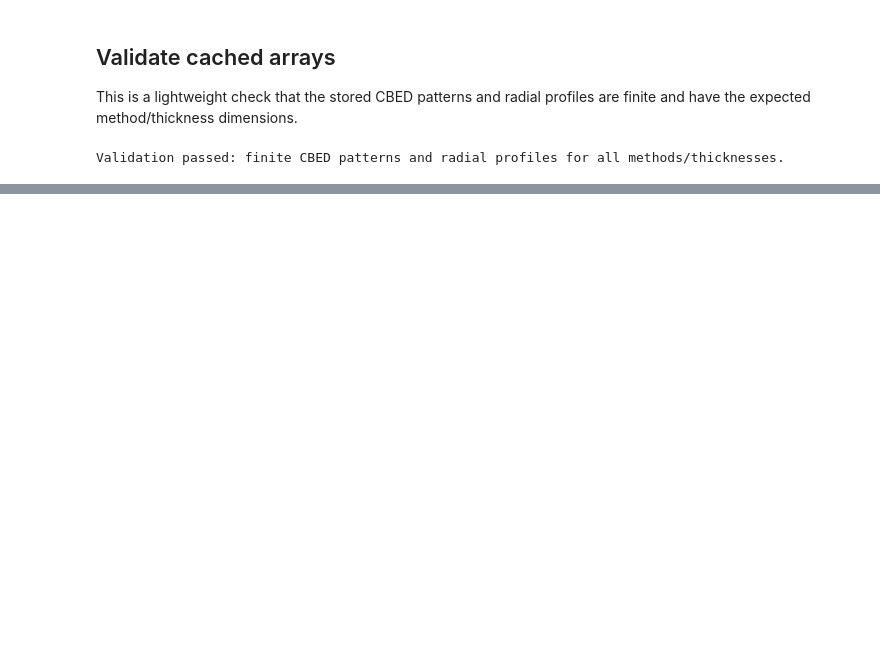
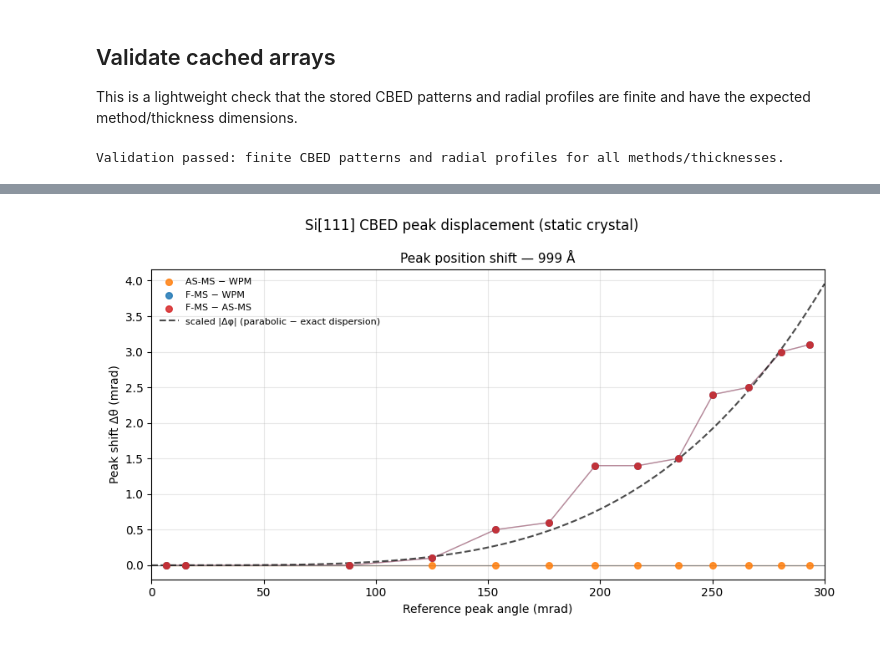
Before and after one commit to DavidLanders95/WideAnglePropagation, a Jupyter notebook: notebooks/cbed/02_converge_probe_si.ipynb, the cells around one changed output, grey strips where cells are left out. Saved outputs shown, nothing was run; the diff lists cells and outputs as text; code cells hidden in the pictures; blank space fills up the shorter version.

```diff
--- a/notebooks/cbed/02_converge_probe_si.ipynb
+++ b/notebooks/cbed/02_converge_probe_si.ipynb
@@ -787,0 +798,96 @@ F-MS                   1270.0     1272.9      135         8.88
+# %%
+# --- Peak shift comparison: Δθ vs reference peak angle ------------------------
+# Match peaks between method pairs by nearest-neighbour and plot the shift.
+
+MAX_MATCH_DISTANCE_MRAD = 4.0
+
+method_pairs = [
+    ("Angular Spectrum", "WPM", "AS-MS − WPM", "C1"),
+    ("Fresnel MS", "WPM", "F-MS − WPM", "C0"),
+    ("Fresnel MS", "Angular Spectrum", "F-MS − AS-MS", "C3"),
+]
+
+# Recompute peaks (same parameters as above)
+all_peaks = {}
+for method in method_plot_order:
+    profile = resample_profile(cbed_results["radial_profiles"][method][idx])
+    log_profile = np.log10(np.maximum(profile, 1e-18))
+    masked = np.where(angle_mask, log_profile, -np.inf)
+    peaks, _ = find_peaks(masked, prominence=PEAK_PROMINENCE, distance=min_peak_distance_bins)
+    all_peaks[method] = centers[peaks]
+
+fig, ax = plt.subplots(figsize=(9, 5))
+
+fw_ref_angles = None
+fw_shifts = None
+
+for method_a, method_b, label, color in method_pairs:
+    ref_peaks = all_peaks[method_b]
+    cmp_peaks = all_peaks[method_a]
+
+    shifts = []
+    ref_angles = []
+    for rp in ref_peaks:
+        dists = np.abs(cmp_peaks - rp)
+        j = np.argmin(dists)
+        if dists[j] <= MAX_MATCH_DISTANCE_MRAD:
+            ref_angles.append(rp)
+            shifts.append(cmp_peaks[j] - rp)
+
+    ref_angles = np.array(ref_angles)
+    shifts = np.array(shifts)
+    ax.scatter(ref_angles, shifts, s=30, color=color, label=label, alpha=0.85, zorder=4)
+    if len(ref_angles) >= 2:
+        ax.plot(ref_angles, shifts, color=color, linewidth=1.0, alpha=0.4)
+
+    if method_a == "Fresnel MS" and method_b == "WPM":
+        fw_ref_angles = ref_angles.copy()
+        fw_shifts = shifts.copy()
+
+ax.axhline(0.0, color="0.5", linewidth=0.8)
+ax.set_xlim(0.0, 300.0)
+ax.grid(True, alpha=0.3)
+ax.set_xlabel("Reference peak angle (mrad)")
+ax.set_ylabel("Peak shift Δθ (mrad)")
+ax.set_title(f"Peak position shift — {actual_A:.0f} Å", fontsize=11)
+
+# --- Parabolic vs exact dispersion relation error --------------------------
+def dispersion_phase_error(angle_mrad, thickness_A, wavelength_A):
+    """Phase error from the parabolic (Fresnel) vs. exact spherical dispersion.
+
+    The exact propagator accumulates phase (2πt/λ)·[√(1−x) − 1]
+    where  x = λ²q² = sin²θ  for a plane wave at scattering angle θ.
+
+    The Fresnel propagator replaces √(1−x) with its Taylor expansion
+    √(1−x) ≈ 1 − x/2, giving  φ_parab = (2πt/λ)·(−x/2).
+
+    This function returns |φ_parab − φ_exact|, i.e. the truncation error
+    of the square-root series (which grows ∝ x² ∝ θ⁴ at small angles).
+    """
+    theta = 1e-3 * np.asarray(angle_mrad, dtype=np.float64)
+    x = np.sin(theta) ** 2                     # x = λ²q², 0 ≤ x < 1
+    prefactor = 2.0 * np.pi * thickness_A / wavelength_A
+
+    # Exact spherical dispersion:  √(1−x) − 1
+    phase_exact = prefactor * (np.sqrt(1.0 - x) - 1.0)
+
+    # Parabolic (Fresnel) dispersion:  Taylor  √(1−x) ≈ 1 − x/2  →  −x/2
+    phase_parabolic = prefactor * (-0.5 * x)
+
+    return np.abs(phase_parabolic - phase_exact)
+
+if fw_ref_angles is not None and len(fw_ref_angles) >= 2:
+    fw_ref = np.array(fw_ref_angles)
+    fw_shifts_abs = np.abs(np.array(fw_shifts))
+    theory_at_peaks = dispersion_phase_error(fw_ref, actual_A, wavelength)
+    fit_scale = np.dot(theory_at_peaks, fw_shifts_abs) / np.dot(theory_at_peaks, theory_at_peaks)
+    theory_angle = np.linspace(0, 300, 500)
+    ax.plot(theory_angle, fit_scale * dispersion_phase_error(theory_angle, actual_A, wavelength),
+            "k--", linewidth=1.5, alpha=0.7, label="scaled |Δφ| (parabolic − exact dispersion)")
+
+ax.legend(loc="best", frameon=False, fontsize=8)
+fig.suptitle(f"{zone_axis_label} CBED peak displacement ({simulation_mode_label})", fontsize=12)
+fig.tight_layout()
+plt.show()
+# %% [output]
+[figure, added]
```
Also changed, not shown: parts of 20 cells of this notebook, 33 other files.
